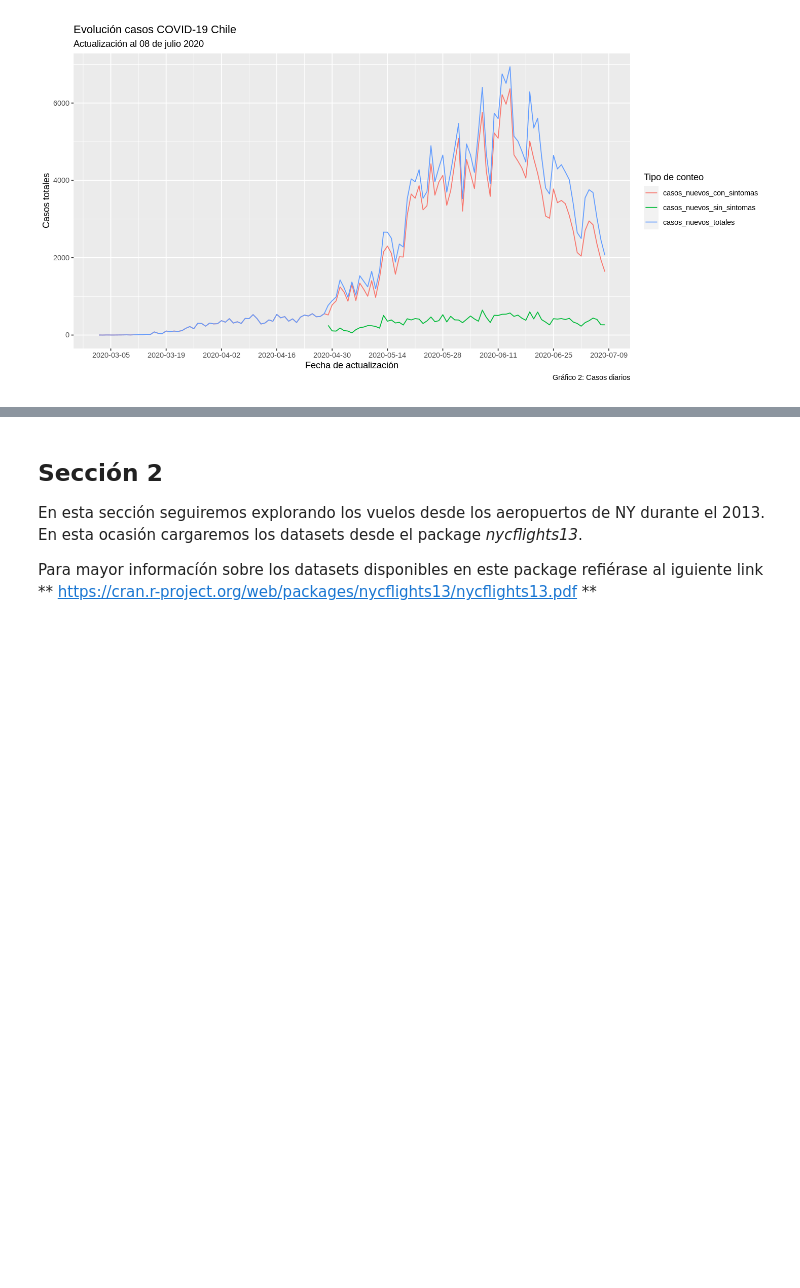
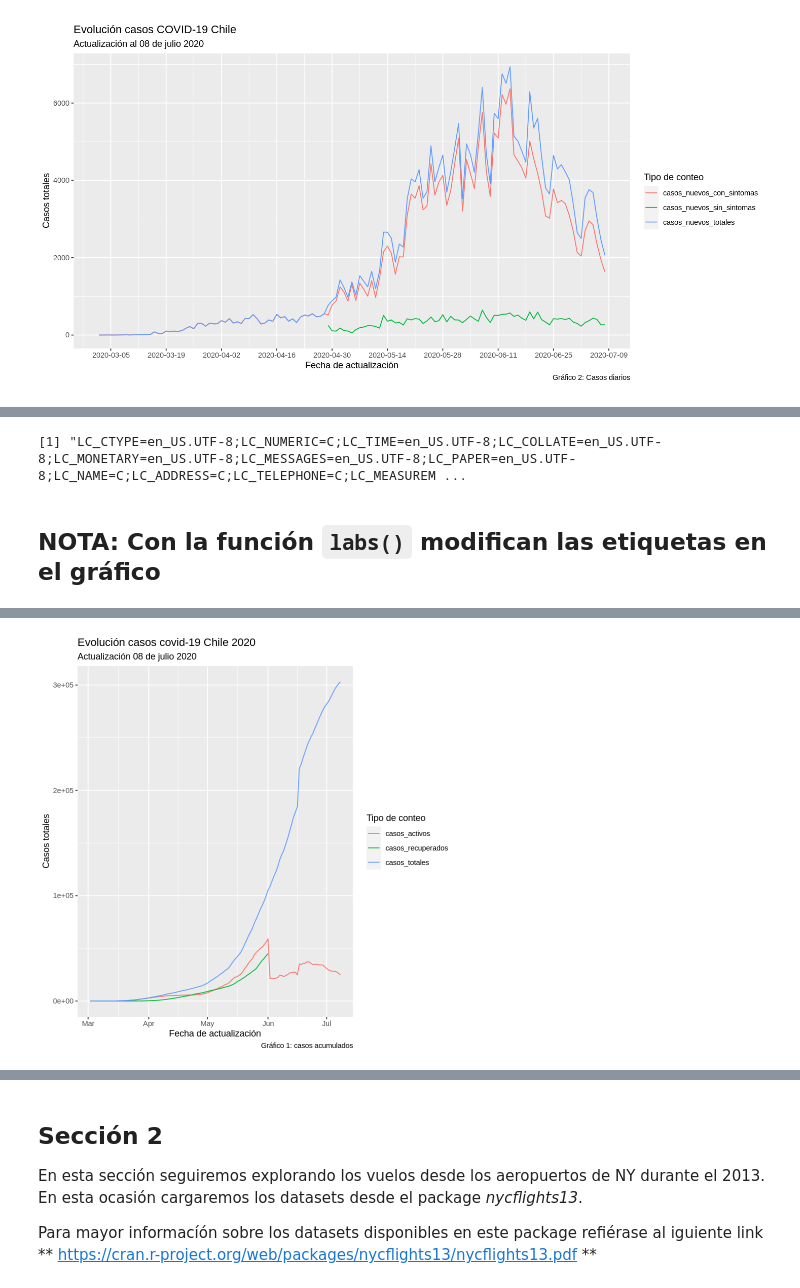
Before and after one commit to kerlesuwu/DBDC_202010_Programacion_en_R_para_ciencia_de_datos, a Jupyter notebook: Clases/Clase5/mini_taller2.ipynb, the cells around one changed output, grey strips where cells are left out. Drawn from its saved outputs; the diff is of its cells as text; code cells hidden in the pictures; blank space fills up the shorter version.

```diff
--- a/Clases/Clase5/mini_taller2.ipynb
+++ b/Clases/Clase5/mini_taller2.ipynb
@@ -27,3 +27,8 @@ https://ggplot2.tidyverse.org/index.html
 
 
 ![image.png](embedded-picture-2)
+# %%
+# carga de archivo
+library(dplyr)
+library(ggplot2)
+casos <- read.csv("https://raw.githubusercontent.com/majorquev/DBDC_202010_Programacion_en_R_para_ciencia_de_datos/main/Clases/Clase5/casos_diarios_covid.csv")
@@ -29,0 +91,36 @@ https://ggplot2.tidyverse.org/index.html
+# %%
+Sys.getlocale()
+# %% [output]
+[1] "LC_CTYPE=en_US.UTF-8;LC_NUMERIC=C;LC_TIME=en_US.UTF-8;LC_COLLATE=en_US.UTF-8;LC_MONETARY=en_US.UTF-8;LC_MESSAGES=en_US.UTF-8;LC_PAPER=en_US.UTF-8;LC_NAME=C;LC_ADDRESS=C;LC_TELEPHONE=C;LC_MEASUREM ...
+# %%
+casos <- casos %>%
+  mutate( mes2 = case_when(mes == "ene" ~ "01",
+                           mes == "feb" ~ "02",
+                           mes == "mar" ~ "03",
+                           mes == "abr" ~ "04",
+                           mes == "may" ~ "05",
+                           mes == "jun" ~ "06",
+                           mes == "jul" ~ "07",
+                           mes == "ago" ~ "08",
+                           mes == "sep" ~ "09",
+                           mes == "oct" ~ "10",
+                           mes == "nov" ~ "11",
+                           mes == "dic" ~ "12",
+                           TRUE ~ "-1" )
+                           ) %>%
+  mutate(fecha = as.Date(paste("2020",mes2,dia_del_mes, sep = "-"), format = "%Y-%m-%e" ))
+# %% [markdown]
+## NOTA: Con la función `labs()` modifican las etiquetas en el gráfico
+# %%
+casos %>%
+  filter(tipo %in% c("casos_activos", "casos_totales", "casos_recuperados") ) %>%
+  ggplot() +
+  aes(x = fecha, y = total, color = tipo) +
+  geom_line() +
+  labs(title = "Evolución casos covid-19 Chile 2020",
+       subtitle = "Actualización 08 de julio 2020",
+       x = "Fecha de actualización",
+       y = "Casos totales",
+       color = "Tipo de conteo",
+       caption = "Gráfico 1: casos acumulados" )
+# %% [output]
@@ -29,0 +129 @@ https://ggplot2.tidyverse.org/index.html
+[figure, added]
```
Also changed, not shown: parts of 6 cells of this notebook.
